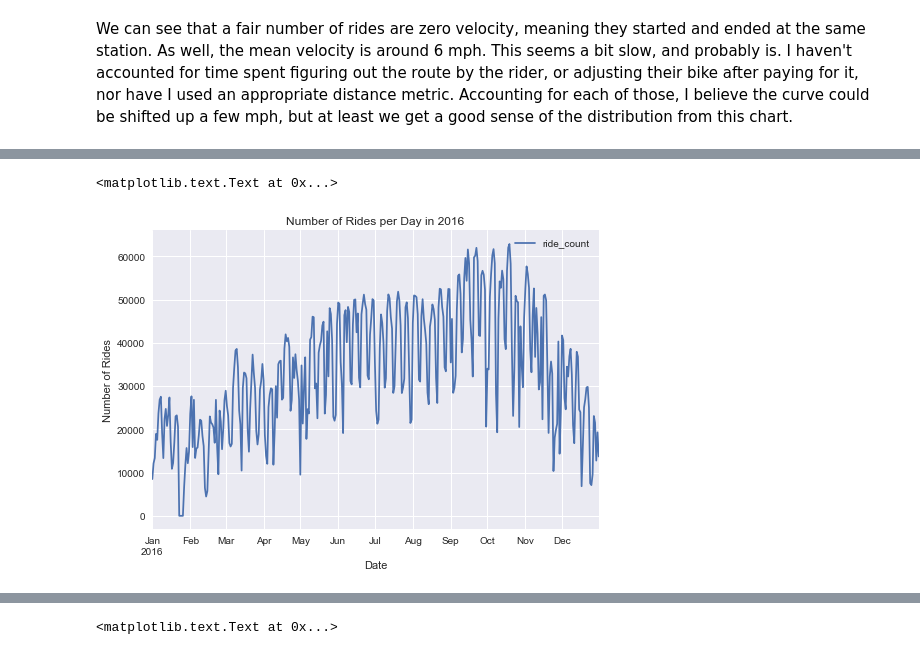
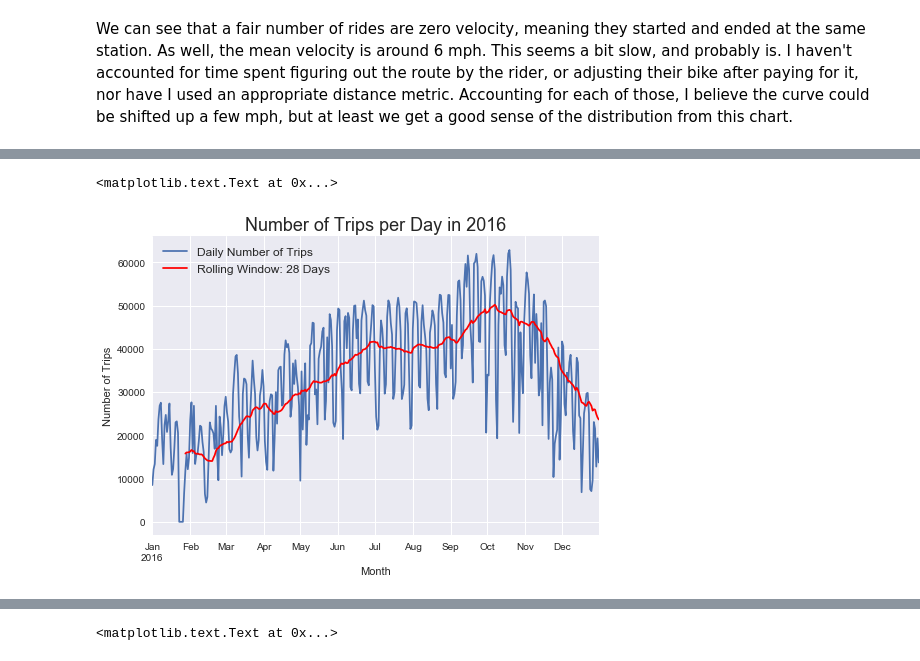
Before and after one commit to vz415/CITI_BIKE_XPERIMENTS, a Jupyter notebook: Citi bike wrangling and data story.ipynb, the cells around one changed output, grey strips where cells are left out. Drawn from its saved outputs; the diff is of its cells as text; code cells hidden in the pictures.

```diff
--- a/Citi bike wrangling and data story.ipynb
+++ b/Citi bike wrangling and data story.ipynb
@@ -362,7 +362,7 @@ bike_df.head()
 Interesting to note the rides that stopped at the same station from which it started. For example, there is a ride that starts and then stops at the Central Park station, which seems more like a leisurely bike ride than trying to get from A to B.
 # %%
 # Average velocity - Assuming
-bike_df['velocity_miles/hour'] = bike_df['distance_miles'] / (bike_df['tripduration']/3600)
+bike_df['speed_miles/hour'] = bike_df['distance_miles'] / (bike_df['tripduration']/3600)
 bike_df.head()
 # %% [output]
 |  | bikeid | birth year | end station id | end station latitude | end station longitude | end station name | ... |
@@ -505,14 +505,14 @@ del bike_df['LON_start_rad'], bike_df['LAT_start_rad'], bike_df['LAT_end_rad'],
 
 
 # Average velocity - Assuming
-bike_df['velocity_miles/hour'] = bike_df['distance_miles'] / (bike_df['tripduration']/3600)
+bike_df['speed_miles/hour'] = bike_df['distance_miles'] / (bike_df['tripduration']/3600)
 # Average velocity
-print(bike_df['velocity_miles/hour'].mean())
+print(bike_df['speed_miles/hour'].mean())
 # Max velocity
-print(bike_df['velocity_miles/hour'].max())
-# Min velocity will obviously be zero because of circular trips
-# Print row for max velocity
-bike_df.loc[bike_df['velocity_miles/hour'].idxmax()]
+print(bike_df['speed_miles/hour'].max())
+# Min speed will obviously be zero because of circular trips
+# Print max speed
+bike_df.loc[bike_df['speed_miles/hour'].idxmax()]
 # %% [output]
 5.7490306582327895
 267.672216565
@@ -525,7 +525,7 @@ bike_df.loc[bike_df['velocity_miles/hour'].idxmax()]
 # %% [markdown]
 There is still one top speed that's ridiculous. Looks like a data error, so I'll delete.
 # %%
-bike_df = bike_df.loc[bike_df['velocity_miles/hour'] != bike_df['velocity_miles/hour'].max()]
+bike_df = bike_df.loc[bike_df['speed_miles/hour'] != bike_df['speed_miles/hour'].max()]
 # %% [markdown]
 # Data Story
 Let's take a dive into the data to discover interesting trends that might guide future feature engineering efforts. First off, what are the demographics of the riders using the Citibike program?
@@ -620,0 +625,3 @@ Seasonality: Weekends and weekdays at the most basic level. Holidays and events
+# %%
+# Average speed by each gender and age group
+bike_df['age'] = 2017 - bike_df['birth year']
@@ -650,11 +797,14 @@ total_HourCounts_df.head()
 # %%
 # Total number of rides per day
-total_DayCounts_df.plot()
+total_DayCounts_df.rename(columns={'ride_count': 'Daily Number of Trips'}).plot()
+# Create the rolling class
+r = total_DayCounts_df.rolling(window = 28)
+r.mean()['ride_count'].plot(color='red', label='Rolling Window: 28 Days')
+plt.legend(loc='best', fontsize=12)
 plt.xlim(['2016-01-01 00:00:41', '2016-12-31 23:59:56'])
-#plt.ylim(10000000, 1500000000)
-plt.xlabel('Date')
-plt.ylabel('Number of Rides')
-plt.title('Number of Rides per Day in 2016')
+plt.xlabel('Month')
+plt.ylabel('Number of Trips')
+plt.title('Number of Trips per Day in 2016', fontsize=18)
 # %% [output]
 <matplotlib.text.Text at 0x...>
-[figure, old version]
+[figure, new version]
```
Also changed, not shown: parts of 26 cells of this notebook, 3 other files.
